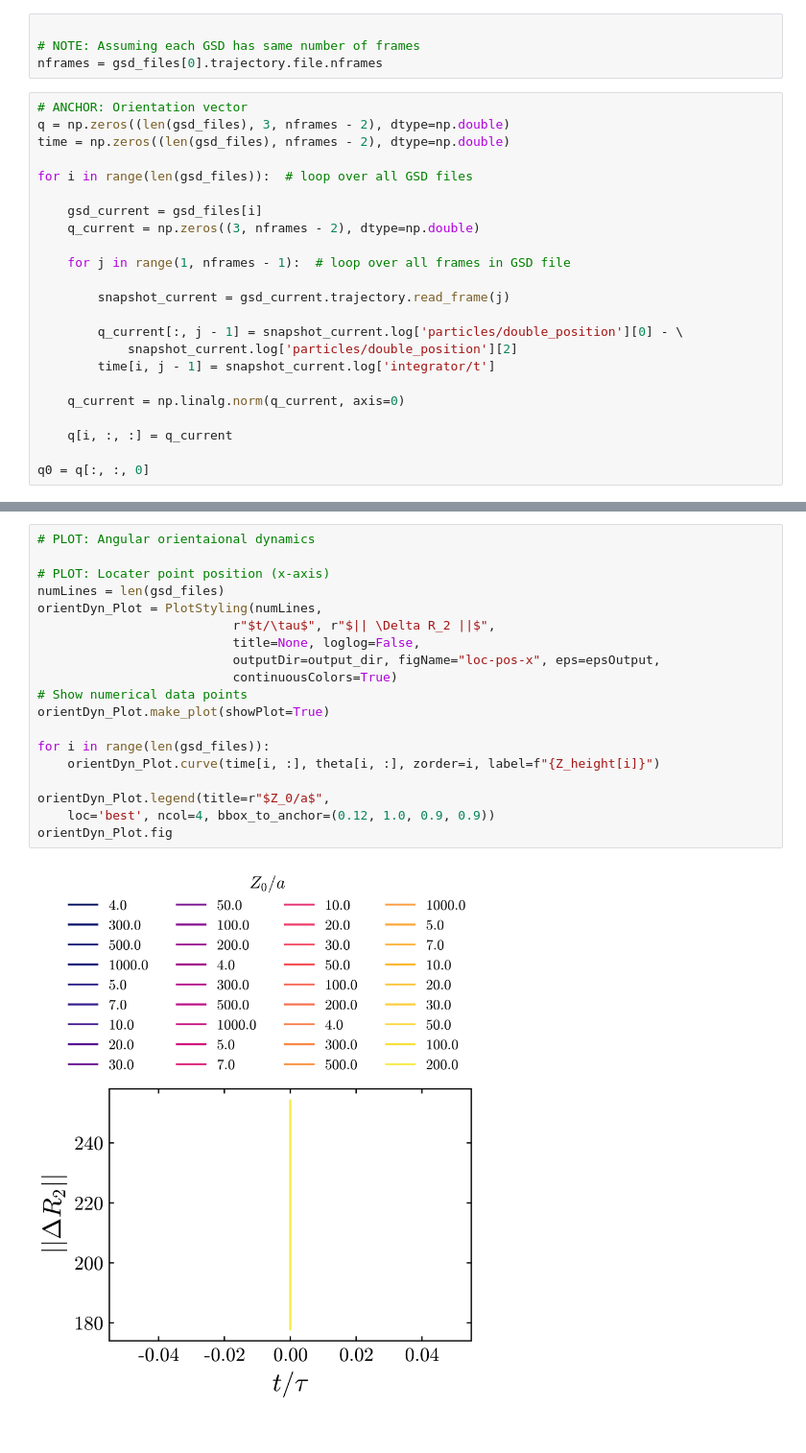
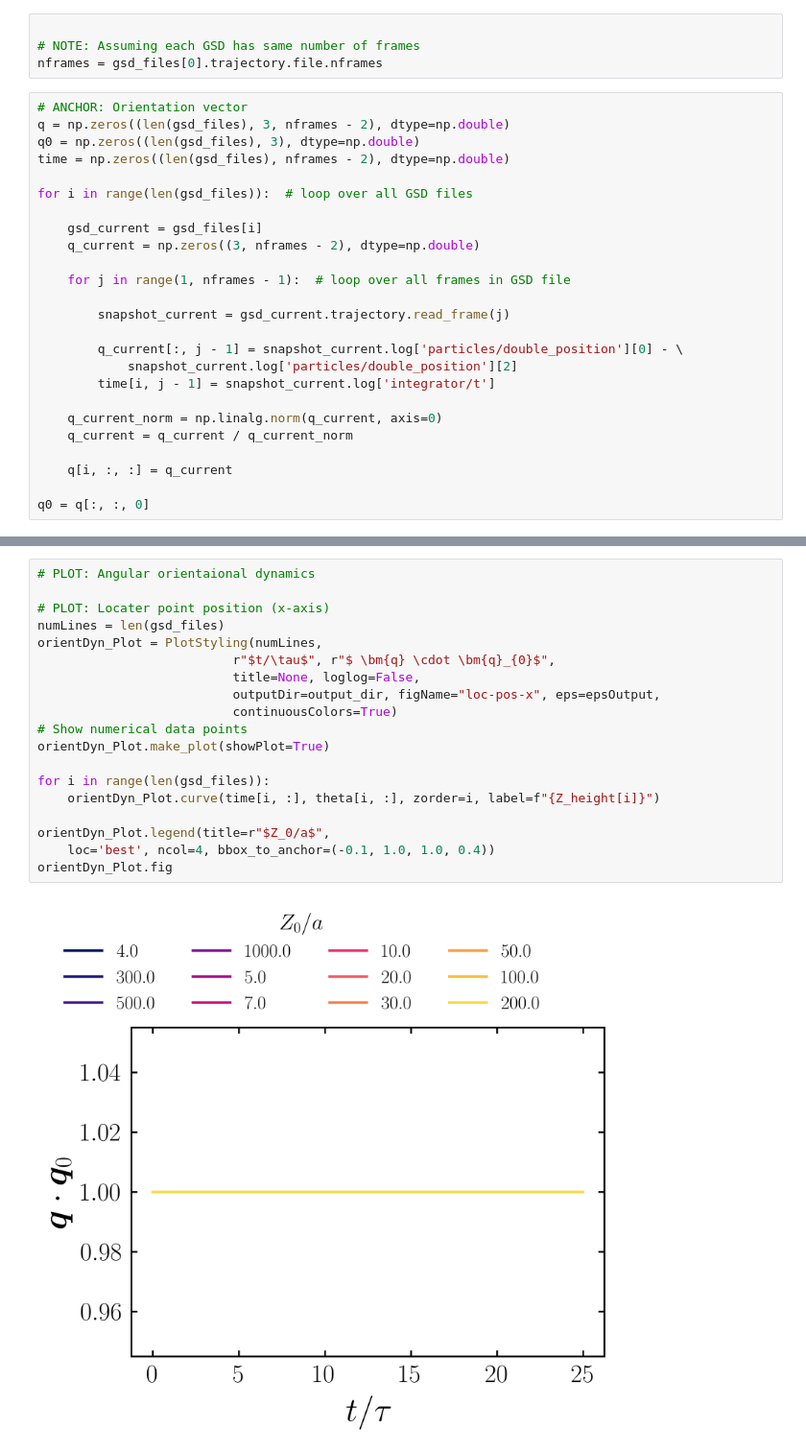
Before and after one commit to alec-glisman/Swimming-in-Potential-Flow, a Jupyter notebook: jupyter_notebooks/orientation_dynamics.ipynb, the cells around one changed output, grey strips where cells are left out. Shown: that part at 96% size. Drawn from its saved outputs; the diff is of its cells as text.

```diff
--- a/jupyter_notebooks/orientation_dynamics.ipynb
+++ b/jupyter_notebooks/orientation_dynamics.ipynb
@@ -88,6 +88,7 @@ nframes = gsd_files[0].trajectory.file.nframes
 # %%
 # ANCHOR: Orientation vector
 q = np.zeros((len(gsd_files), 3, nframes - 2), dtype=np.double)
+q0 = np.zeros((len(gsd_files), 3), dtype=np.double)
 time = np.zeros((len(gsd_files), nframes - 2), dtype=np.double)
 
 for i in range(len(gsd_files)):  # loop over all GSD files
@@ -103,7 +104,8 @@ for i in range(len(gsd_files)):  # loop over all GSD files
             snapshot_current.log['particles/double_position'][2]
         time[i, j - 1] = snapshot_current.log['integrator/t']
 
-    q_current = np.linalg.norm(q_current, axis=0)
+    q_current_norm = np.linalg.norm(q_current, axis=0)
+    q_current = q_current / q_current_norm
 
     q[i, :, :] = q_current
 
@@ -119,21 +120,21 @@ for i in range(len(gsd_files)):
 # %%
 # PLOT: Angular orientaional dynamics
 
 # PLOT: Locater point position (x-axis)
 numLines = len(gsd_files)
 orientDyn_Plot = PlotStyling(numLines,
-                          r"$t/\tau$", r"$|| \Delta R_2 ||$",
+                          r"$t/\tau$", r"$ \bm{q} \cdot \bm{q}_{0}$",
                           title=None, loglog=False,
                           outputDir=output_dir, figName="loc-pos-x", eps=epsOutput,
                           continuousColors=True)
 # Show numerical data points
 orientDyn_Plot.make_plot(showPlot=True)
 
 for i in range(len(gsd_files)):
     orientDyn_Plot.curve(time[i, :], theta[i, :], zorder=i, label=f"{Z_height[i]}")
 
 orientDyn_Plot.legend(title=r"$Z_0/a$",
-    loc='best', ncol=4, bbox_to_anchor=(0.12, 1.0, 0.9, 0.9))
+    loc='best', ncol=4, bbox_to_anchor=(-0.1, 1.0, 1.0, 0.4))
 orientDyn_Plot.fig
 # %% [output]
-[figure, old version]
+[figure, new version]
```
Also changed, not shown: parts of 1 cell of this notebook.
